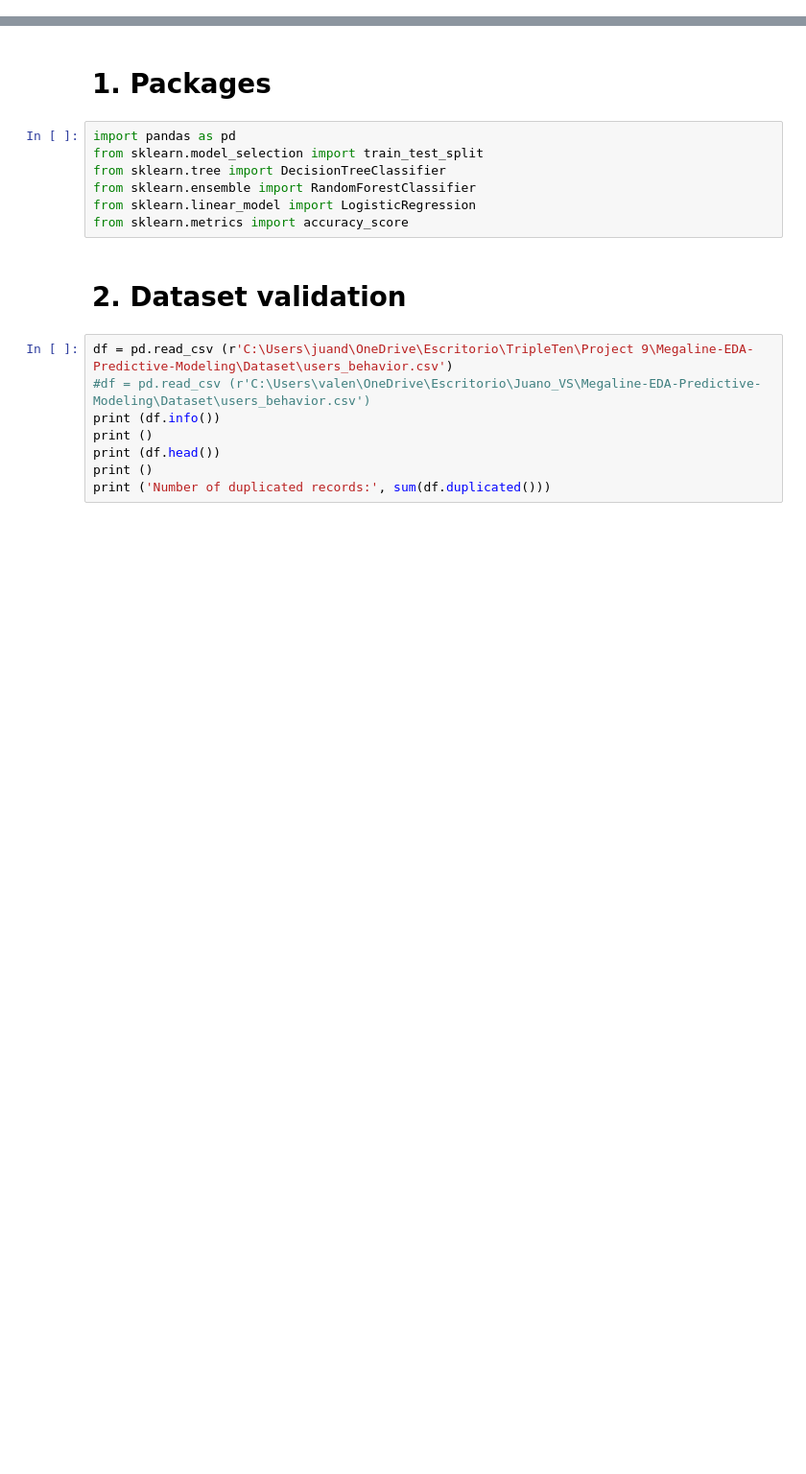
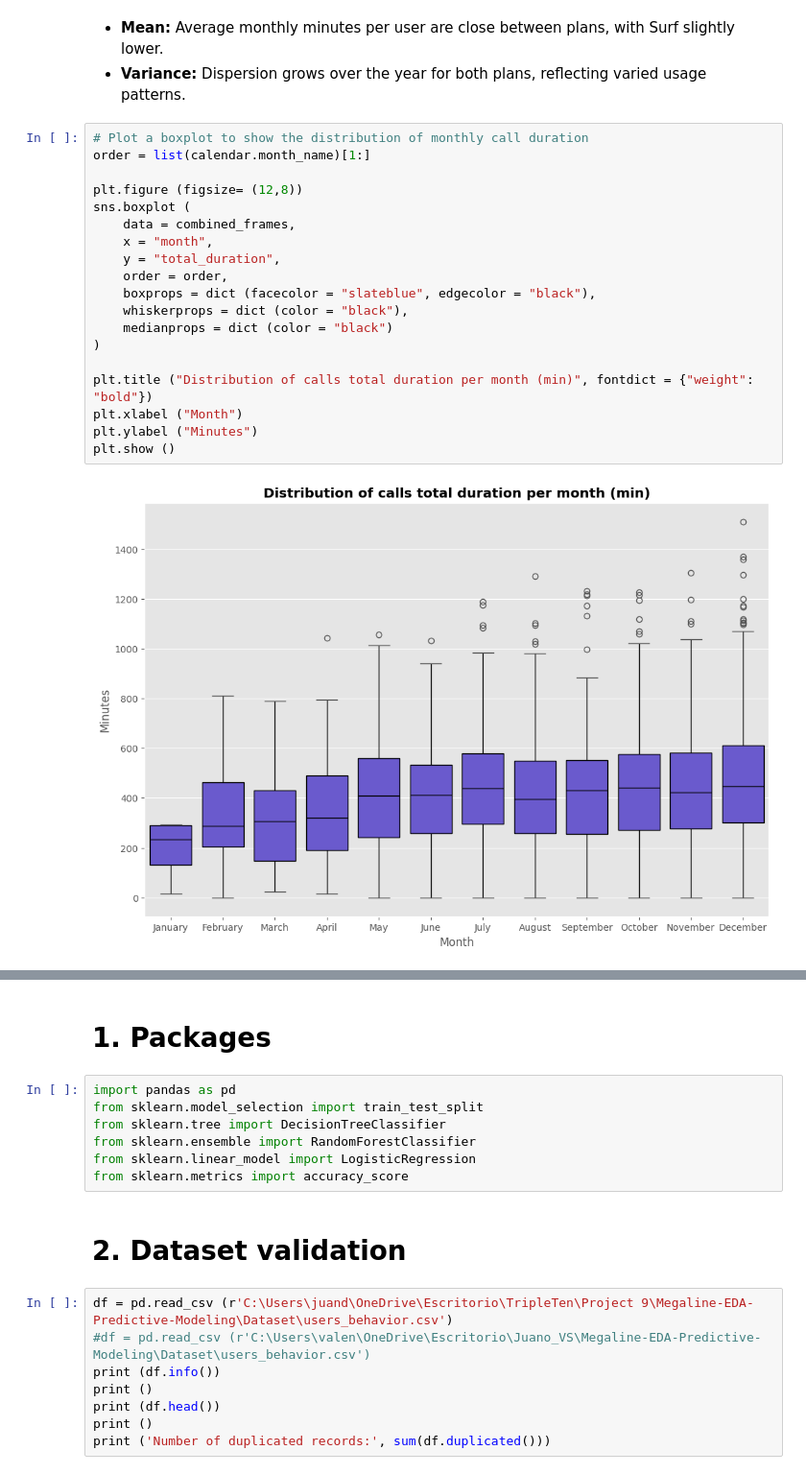
Before and after one commit to Juanhv24/Megaline-EDA-Predictive-Modeling, a Jupyter notebook: Notebooks/Megaline.ipynb, the cells around one changed output, grey strips where cells are left out. Shown at 96% size. Drawn from its saved outputs; the diff is of its cells as text; blank space fills up the shorter version.

```diff
--- a/Notebooks/Megaline.ipynb
+++ b/Notebooks/Megaline.ipynb
@@ -0,0 +406,24 @@
+# %% [markdown]
+- **Mean:** Average monthly minutes per user are close between plans, with Surf slightly lower.
+- **Variance:** Dispersion grows over the year for both plans, reflecting varied usage patterns.
+# %%
+# Plot a boxplot to show the distribution of monthly call duration
+order = list(calendar.month_name)[1:]
+
+plt.figure (figsize= (12,8))
+sns.boxplot (
+    data = combined_frames,
+    x = "month",
+    y = "total_duration",
+    order = order,
+    boxprops = dict (facecolor = "slateblue", edgecolor = "black"),
+    whiskerprops = dict (color = "black"),
+    medianprops = dict (color = "black")
+)
+
+plt.title ("Distribution of calls total duration per month (min)", fontdict = {"weight": "bold"})
+plt.xlabel ("Month")
+plt.ylabel ("Minutes")
+plt.show ()
+# %% [output]
+[figure, added]
```
Also changed, not shown: parts of 126 cells of this notebook, 6 other files.
